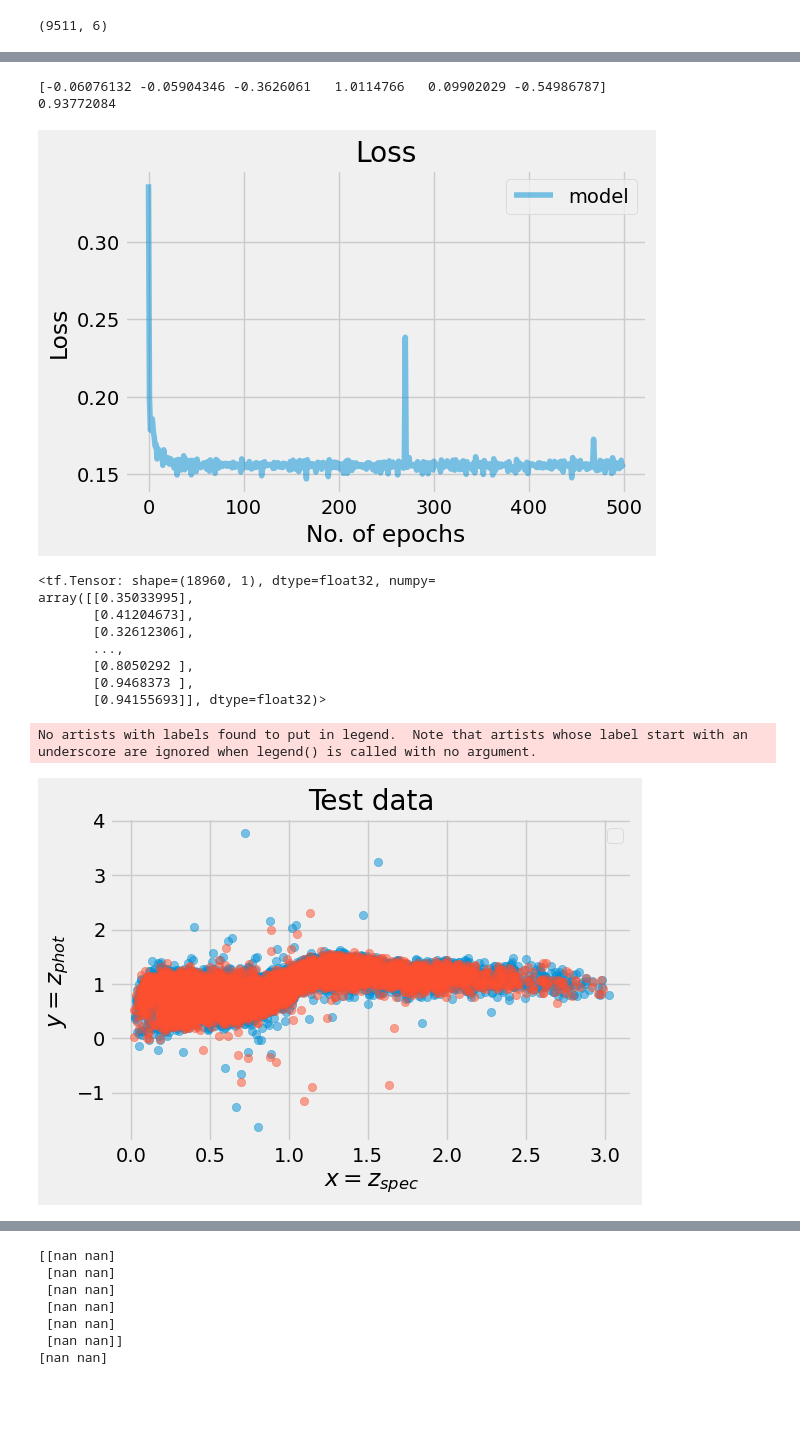
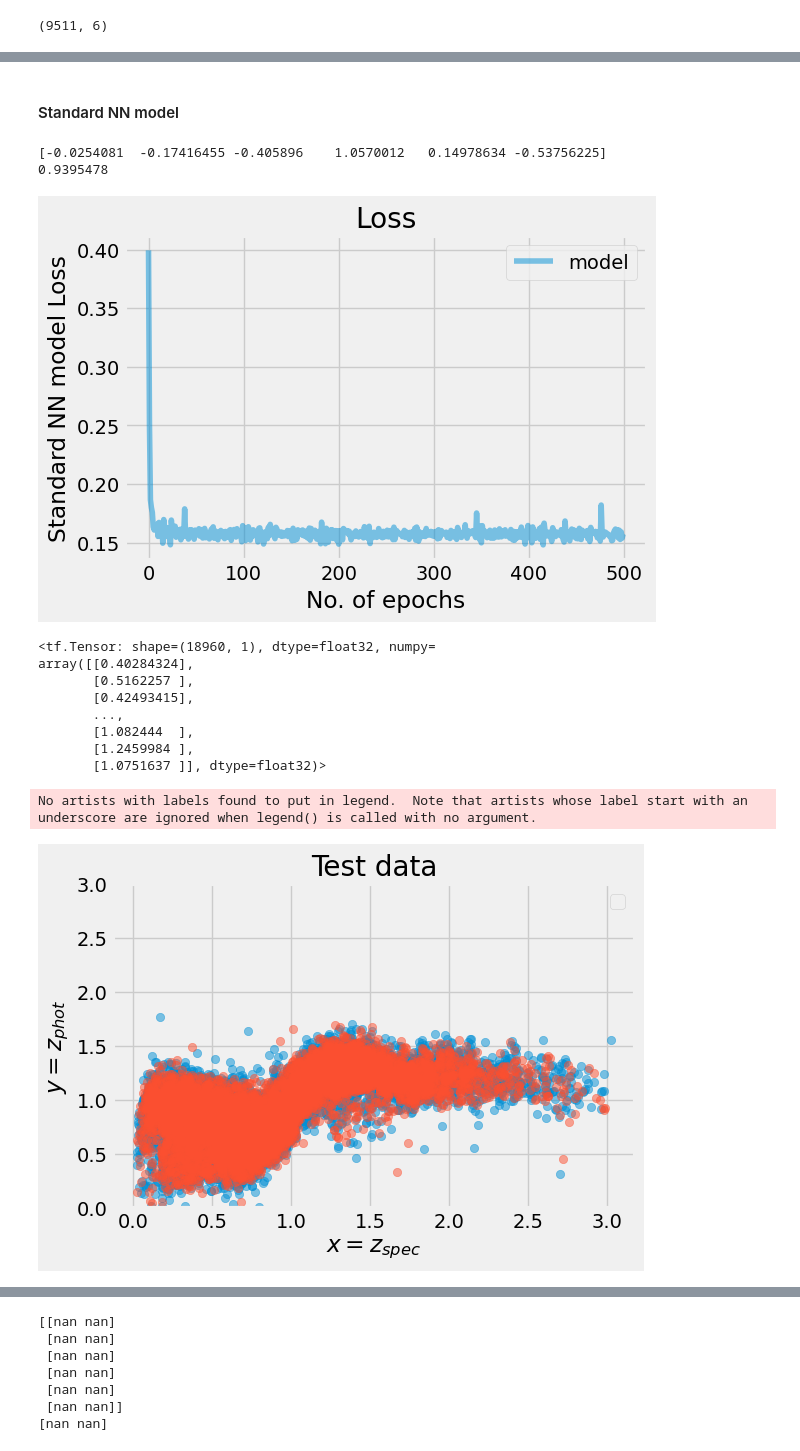
Before and after one commit to sylvielsstfr/MyDeepNN, a Jupyter notebook: PhotoZ/PhotoZInRail/notebooks/Alex_PyData_Global_2021_nb_full_forPhotoZ.ipynb, the cells around one changed output, grey strips where cells are left out. Drawn from its saved outputs; the diff is of its cells as text; code cells hidden in the pictures; blank space fills up the shorter version.

```diff
--- a/PhotoZ/PhotoZInRail/notebooks/Alex_PyData_Global_2021_nb_full_forPhotoZ.ipynb
+++ b/PhotoZ/PhotoZInRail/notebooks/Alex_PyData_Global_2021_nb_full_forPhotoZ.ipynb
@@ -169,56 +180,59 @@ x_train.shape
+# %% [markdown]
+####  Standard NN model
 # %%
 # Let's build a simple linear regression model
-model = tf.keras.Sequential([
+model_simple = tf.keras.Sequential([
     tf.keras.layers.Dense(1, input_shape=(6,))
 ])
 
 # Compile
-model.compile(loss='mse', optimizer='sgd')
+model_simple.compile(loss='mse', optimizer='sgd')
 
 # Fit
-history = model.fit(x_train, y_train, epochs=500, verbose=0)
+history = model_simple.fit(x_train, y_train, epochs=500, verbose=0)
 # %%
-[print(np.squeeze(w.numpy())) for w in model.weights];
+[print(np.squeeze(w.numpy())) for w in model_simple.weights];
 # %% [output]
-[-0.06076132 -0.05904346 -0.3626061   1.0114766   0.09902029 -0.54986787]
-0.93772084
+[-0.0254081  -0.17416455 -0.405896    1.0570012   0.14978634 -0.53756225]
+0.9395478
 # %%
 # Plot loss
 plt.figure(figsize=(6, 4))
 plt.plot(history.history['loss'], label='model', alpha=.5)
 plt.title('Loss')
 plt.xlabel('No. of epochs')
-plt.ylabel('Loss')
+plt.ylabel('Standard NN model Loss')
 plt.legend()
 plt.show()
 # %% [output]
-[figure, old version]
+[figure, new version]
 # %%
 # Predict
-y_pred_test = model(x_test)
-y_pred_train = model(x_train)
+y_pred_test = model_simple(x_test)
+y_pred_train = model_simple(x_train)
 # %%
 y_pred_test
 # %% [output]
 <tf.Tensor: shape=(18960, 1), dtype=float32, numpy=
-array([[0.35033995],
-       [0.41204673],
-       [0.32612306],
+array([[0.40284324],
+       [0.5162257 ],
+       [0.42493415],
        ...,
-       [0.8050292 ],
-       [0.9468373 ],
-       [0.94155693]], dtype=float32)>
+       [1.082444  ],
+       [1.2459984 ],
+       [1.0751637 ]], dtype=float32)>
 # %%
 # Plot the data and a trained regression line
 plt.figure(figsize=(6, 4))
 plt.scatter(y_test, y_pred_test, alpha=.5)
 plt.scatter(y_train, y_pred_train, alpha=.5)
 plt.xlabel('$x = z_{spec}$')
 plt.ylabel('$y = z_{phot}$')
 plt.title('Test data')
 plt.legend()
+plt.ylim(0,3)
 plt.show()
 # %% [output]
 No artists with labels found to put in legend.  Note that artists whose label start with an underscore are ignored when legend() is called with no argument.
-[figure, old version]
+[figure, new version]
 # %% [markdown]
```
Also changed, not shown: parts of 58 cells of this notebook.
